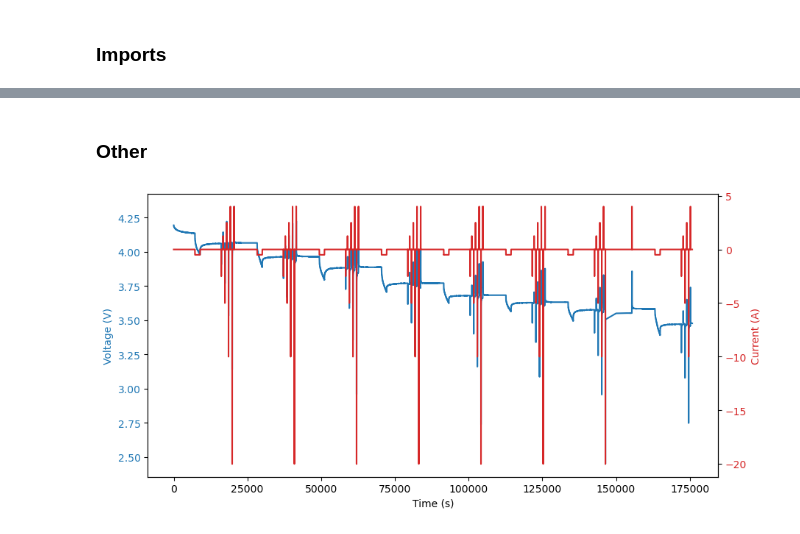
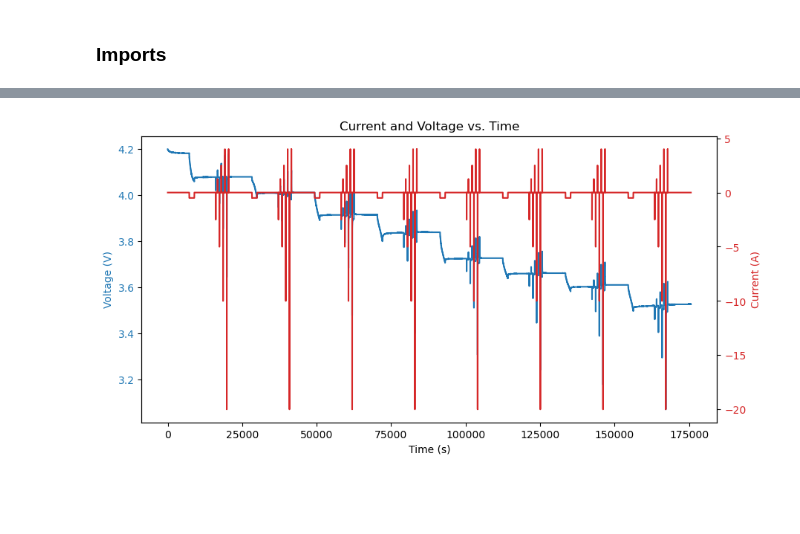
Before and after one commit to ryanlleung/FCTT-Project-3, a Jupyter notebook: plots.ipynb, the cells around one changed output, grey strips where cells are left out. Saved outputs shown, nothing was run; the diff lists cells and outputs as text; code cells hidden in the pictures; blank space fills up the shorter version.

```diff
--- a/plots.ipynb
+++ b/plots.ipynb
@@ -194,20 +49,21 @@ MSE: 0.0003068080884555362
-# %% [markdown]
-### Other
 # %%
-T0data = pd.read_csv('./data/Model_Training_Data_0.csv')
+T0data = pd.read_csv('./data/Model_Training_Data_40.csv')
 
 # plot current and voltage in the same plot
 fig, ax1 = plt.subplots(figsize=(10, 5))
 color = 'tab:blue'
 ax1.set_xlabel('Time (s)')
 ax1.set_ylabel('Voltage (V)', color=color)
 ax1.plot(T0data['Time (s)'], T0data['Voltage (V)'], color=color)
 ax1.tick_params(axis='y', labelcolor=color)
 
-ax2 = ax1.twinx()  # instantiate a second axes that shares the same x-axis
+ax2 = ax1.twinx()
 color = 'tab:red'
-ax2.set_ylabel('Current (A)', color=color)  # we already handled the x-label with ax1
+ax2.set_ylabel('Current (A)', color=color)
 ax2.plot(T0data['Time (s)'], T0data['Current (A)'], color=color)
 ax2.tick_params(axis='y', labelcolor=color)
+
+plt.title('Current and Voltage vs. Time')
+plt.show()
 # %% [output]
-[figure, old version]
+[figure, new version]
```
Also changed, not shown: parts of 9 cells of this notebook.
